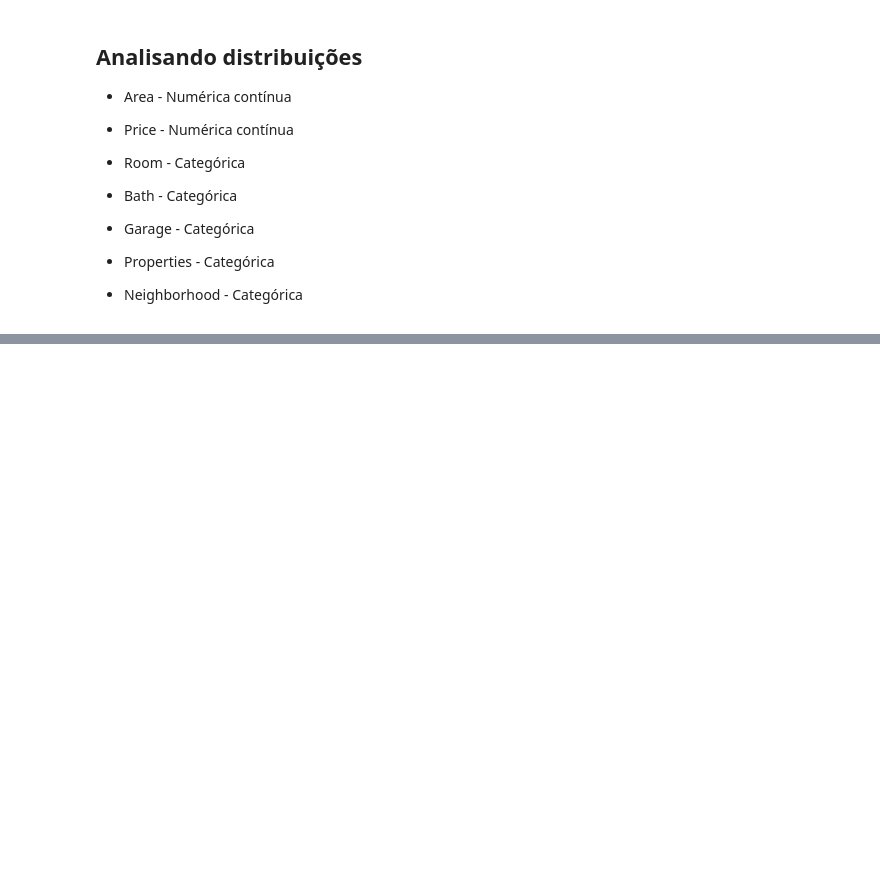
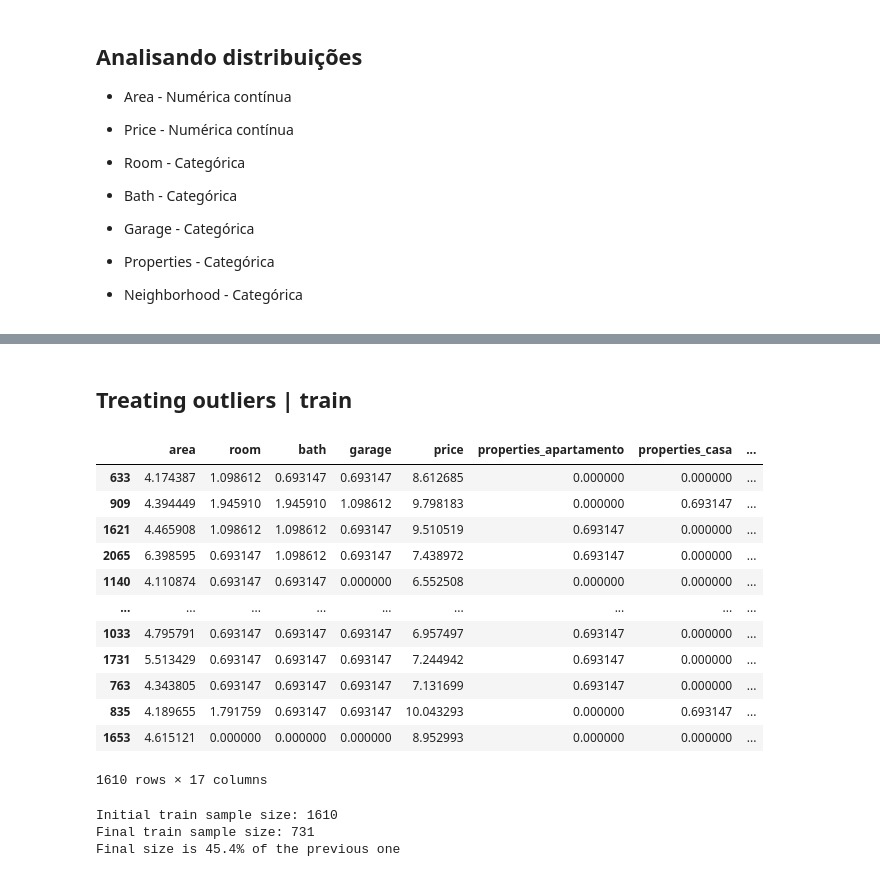
Before and after one commit to leticiaplang/Calculadora-de-aluguel, a Jupyter notebook: analise_exploratoria.ipynb, the cells around one changed output, grey strips where cells are left out. Saved outputs shown, nothing was run; the diff lists cells and outputs as text; code cells hidden in the pictures; blank space fills up the shorter version.

```diff
--- a/analise_exploratoria.ipynb
+++ b/analise_exploratoria.ipynb
@@ -535,0 +596,11 @@ df.to_csv('df_trt.csv', sep=';')
+# %%
+# Validating result
+#df_continuous['properties_comercial']!= df_continuous['properties_residencial'].sum()
+df_continuous = df_continuous.drop(columns='key_0')
+# %%
+# Binary neighborhood transform
+_ = pd.DataFrame(one_hot.fit_transform(df_continuous[['neighborhood']]).toarray(),columns=one_hot.get_feature_names(['neighborhood']))
+df_continuous = df_continuous.merge(_, how='right',  on=df_continuous.index)
+# %%
+# Dropping usefull columns
+df_continuous = df_continuous.drop(columns=['key_0', 'properties', 'neighborhood'])
@@ -535,0 +612,6 @@ df.to_csv('df_trt.csv', sep=';')
+# %%
+# Split train & test
+train, test = train_test_split(df_continuous,
+                                 test_size=0.25,
+                                 random_state=0
+                                 )
@@ -535,0 +658,46 @@ df.to_csv('df_trt.csv', sep=';')
+# %% [markdown]
+## Treating outliers | train
+# %%
+train_log = train.apply(np.log1p)
+train_log
+# %% [output]
+|  | area | room | bath | garage | price | properties_apartamento | properties_casa | ... |
+| 633 | 4.174387 | 1.098612 | 0.693147 | 0.693147 | 8.612685 | 0.000000 | 0.000000 | ... |
+| 909 | 4.394449 | 1.945910 | 1.945910 | 1.098612 | 9.798183 | 0.000000 | 0.693147 | ... |
+| 1621 | 4.465908 | 1.098612 | 1.098612 | 0.693147 | 9.510519 | 0.693147 | 0.000000 | ... |
+| 2065 | 6.398595 | 0.693147 | 1.098612 | 0.693147 | 7.438972 | 0.693147 | 0.000000 | ... |
+| 1140 | 4.110874 | 0.693147 | 0.693147 | 0.000000 | 6.552508 | 0.000000 | 0.000000 | ... |
+| ... | ... | ... | ... | ... | ... | ... | ... | ... |
+| 1033 | 4.795791 | 0.693147 | 0.693147 | 0.693147 | 6.957497 | 0.693147 | 0.000000 | ... |
+| 1731 | 5.513429 | 0.693147 | 0.693147 | 0.693147 | 7.244942 | 0.693147 | 0.000000 | ... |
+| 763 | 4.343805 | 0.693147 | 0.693147 | 0.693147 | 7.131699 | 0.693147 | 0.000000 | ... |
+| 835 | 4.189655 | 1.791759 | 0.693147 | 0.693147 | 10.043293 | 0.000000 | 0.693147 | ... |
+| 1653 | 4.615121 | 0.000000 | 0.000000 | 0.000000 | 8.952993 | 0.000000 | 0.000000 | ... |
+1610 rows × 17 columns
+# %%
+# Análise de outliers
+REMOVER_OUTLIERS = False
+
+quartis = train_log.quantile([0.25,0.5,0.75])
+
+Q1 = quartis.loc[0.25]
+Q3 = quartis.loc[0.75]
+IQR = Q3-Q1
+
+k = 1.5
+low_limit = Q1-k*IQR
+high_limit = Q1+k*IQR
+
+train_wo_outlier = train_log[train_log >= low_limit].dropna()
+train_wo_outlier = train_wo_outlier[train_wo_outlier <= high_limit].dropna()
+
+if REMOVER_OUTLIERS:
+  train = train.loc[train_wo_outlier.index]
+
+print(f'Initial train sample size: {len(train)}')
+print(f'Final train sample size: {len(train_wo_outlier)}')
+print(f'Final size is {round(len(train_wo_outlier) / len(train) * 100, 2)}% of the previous one')
+# %% [output]
+Initial train sample size: 1610
+Final train sample size: 731
+Final size is 45.4% of the previous one
```
Also changed, not shown: parts of 23 cells of this notebook.
